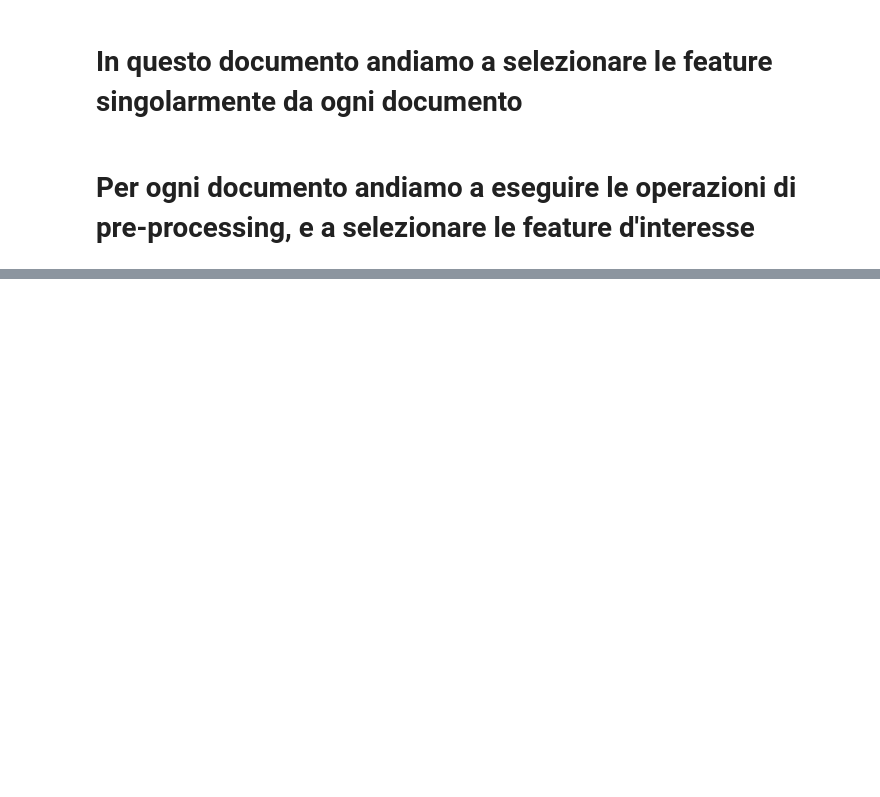
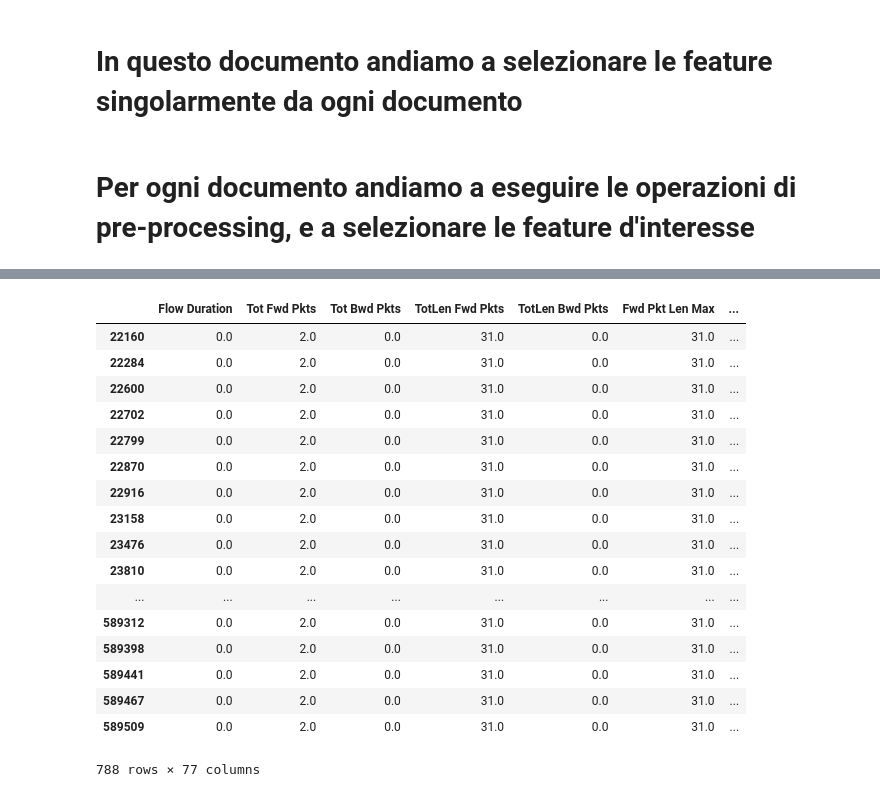
Before and after one commit to ChiaraAmalia/AdvancedCyberSecurity, a Jupyter notebook: featureSelectionSingolo.ipynb, the cells around one changed output, grey strips where cells are left out. Cells and saved outputs as stored; diff of their text form; code cells hidden in the pictures; blank space fills up the shorter version.

```diff
--- a/featureSelectionSingolo.ipynb
+++ b/featureSelectionSingolo.ipynb
@@ -110,13 +145,16 @@ document_plot.dropna(inplace=True)
 # %%
 # Andiamo a castare tutte le stringhe rimanenti in numeri, in quanto alcuni numeri sono rappresentati come stringhe
 
-document = document.astype(float)
 for label in document_plot.head(0):
     if(label != 'Label'):
         try:
+            document[label] = document[label].astype(float)
             document_plot[label] = document_plot[label].astype(float)
         except:
             print(label)
+# %%
+document.replace([np.inf, -np.inf], np.nan, inplace=True)
+document_plot.replace([np.inf, -np.inf], np.nan, inplace=True)
 # %%
 # Dove presenti vanno eliminati i valori str dalle righe
 
@@ -136,0 +173,22 @@ if(len(indici) != 0):
+# %%
+df1 = document[document.isna().any(axis=1)]
+display(df1)
+# %% [output]
+|  | Flow Duration | Tot Fwd Pkts | Tot Bwd Pkts | TotLen Fwd Pkts | TotLen Bwd Pkts | Fwd Pkt Len Max | ... |
+| 22160 | 0.0 | 2.0 | 0.0 | 31.0 | 0.0 | 31.0 | ... |
+| 22284 | 0.0 | 2.0 | 0.0 | 31.0 | 0.0 | 31.0 | ... |
+| 22600 | 0.0 | 2.0 | 0.0 | 31.0 | 0.0 | 31.0 | ... |
+| 22702 | 0.0 | 2.0 | 0.0 | 31.0 | 0.0 | 31.0 | ... |
+| 22799 | 0.0 | 2.0 | 0.0 | 31.0 | 0.0 | 31.0 | ... |
+| 22870 | 0.0 | 2.0 | 0.0 | 31.0 | 0.0 | 31.0 | ... |
+| 22916 | 0.0 | 2.0 | 0.0 | 31.0 | 0.0 | 31.0 | ... |
+| 23158 | 0.0 | 2.0 | 0.0 | 31.0 | 0.0 | 31.0 | ... |
+| 23476 | 0.0 | 2.0 | 0.0 | 31.0 | 0.0 | 31.0 | ... |
+| 23810 | 0.0 | 2.0 | 0.0 | 31.0 | 0.0 | 31.0 | ... |
+| ... | ... | ... | ... | ... | ... | ... | ... |
+| 589312 | 0.0 | 2.0 | 0.0 | 31.0 | 0.0 | 31.0 | ... |
+| 589398 | 0.0 | 2.0 | 0.0 | 31.0 | 0.0 | 31.0 | ... |
+| 589441 | 0.0 | 2.0 | 0.0 | 31.0 | 0.0 | 31.0 | ... |
+| 589467 | 0.0 | 2.0 | 0.0 | 31.0 | 0.0 | 31.0 | ... |
+| 589509 | 0.0 | 2.0 | 0.0 | 31.0 | 0.0 | 31.0 | ... |
+788 rows × 77 columns
```
Also changed, not shown: parts of 21 cells of this notebook.
